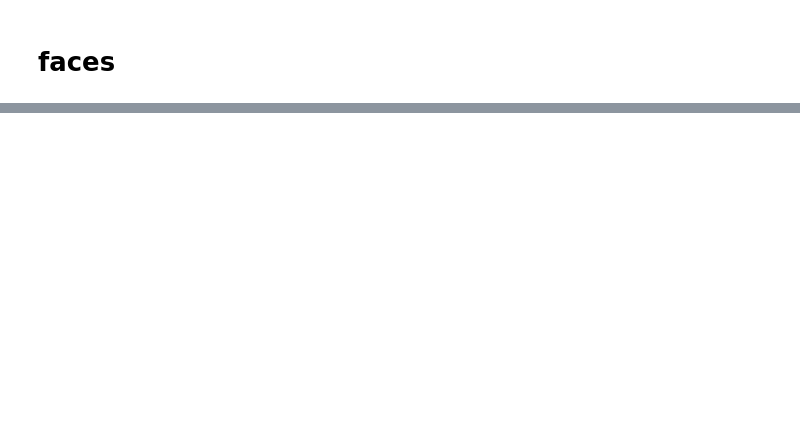
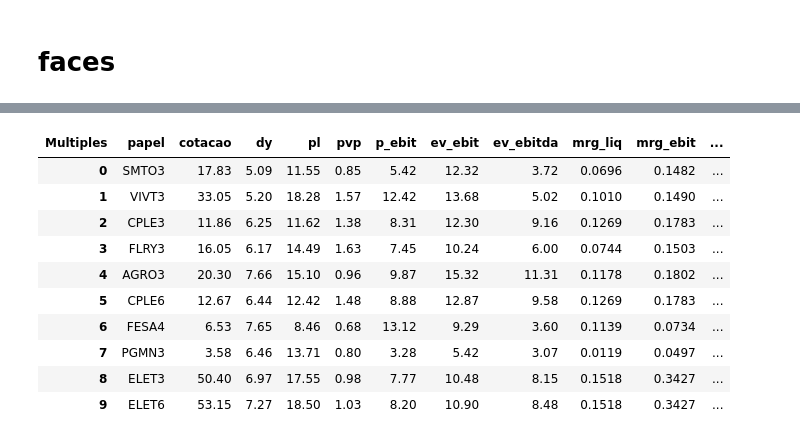
Before and after one commit to hernandemonteiro/data_science_study, a Jupyter notebook: Curiosidade_e_DeepLearnBook.ipynb, the cells around one changed output, grey strips where cells are left out. Drawn from its saved outputs; the diff is of its cells as text; code cells hidden in the pictures; blank space fills up the shorter version.

```diff
--- a/Curiosidade_e_DeepLearnBook.ipynb
+++ b/Curiosidade_e_DeepLearnBook.ipynb
@@ -377,28 +370,31 @@ base_transform = transforms.Compose([
     transforms.Normalize((0.1307,), (0.3081,)),    # média e desvio padrão típicos do MNIST
 ])
 
-
-# 1. Pré-processamento dos dados
-transform = transforms.Compose([
-    transforms.ToTensor(),
-    transforms.Normalize((0.1307,), (0.3081,))
-])
-
 dataset = datasets.MNIST(root='./data', train=False, download=True, transform=transform)
 rand_rot_transform = transforms.Compose([
     transforms.RandomRotation(
-        degrees=15,                         # -15 a +15
+        degrees=15,
         interpolation=InterpolationMode.BILINEAR,
         fill=0
     ),
     base_transform,
 ])
 
-train_orig = datasets.MNIST(root='./data', train=True, download=True, transform=transform)
+rand_rot_transform2 = transforms.Compose([
+    transforms.RandomRotation(
+        degrees=25,
+        interpolation=InterpolationMode.BILINEAR,
+        fill=0
+    ),
+    base_transform,
+])
+
+train_orig = datasets.MNIST(root='./data', train=True, download=True, transform=base_transform)
 train_randrot = datasets.MNIST(root='./data', train=True, download=True, transform=rand_rot_transform)
-train_dataset = ConcatDataset([train_orig, train_randrot])
+train_randrot2 = datasets.MNIST(root='./data', train=True, download=True, transform=rand_rot_transform2)
+train_dataset = ConcatDataset([train_orig, train_randrot, train_randrot2])
 
-test_dataset = datasets.MNIST(root='./data', train=False, download=True, transform=transform)
+test_dataset = datasets.MNIST(root='./data', train=False, download=True, transform=base_transform)
 
-train_loader = DataLoader(train_dataset, batch_size=128, shuffle=True)
+train_loader = DataLoader(train_dataset, batch_size=32, shuffle=True)
 test_loader = DataLoader(test_dataset, batch_size=1000, shuffle=False)
@@ -432,20 +428,14 @@ model = MLP().to(device)
 criterion = nn.CrossEntropyLoss()
 optimizer = optim.AdamW(model.parameters(), lr=0.0005)
 
-epochs = 30
-early_stop = False
+epochs = 10
 for epoch in range(epochs):
-    if early_stop:
-      break
     model.train()
     for batch_idx, (data, target) in enumerate(train_loader):
         data, target = data.to(device), target.to(device)
         optimizer.zero_grad()
         output = model(data)
         loss = criterion(output, target)
-        if round(loss.item(), 4) == 0.0001:
-          early_stop = True
-          break
         loss.backward()
         optimizer.step()
     print(f"Epoch {epoch+1} concluída. ", loss.item())
@@ -513,0 +500,6 @@ plt.show()
+# %%
+import pandas as pd
+import fundamentus
+
+df = fundamentus.get_resultado_raw()
+df = df.reset_index()
@@ -513,0 +930,16 @@ plt.show()
+# %%
+top10["dy"] = [ round(i * 100, 2) for i in top10["dy"]]
+# %%
+top10
+# %% [output]
+| Multiples | papel | cotacao | dy | pl | pvp | p_ebit | ev_ebit | ev_ebitda | mrg_liq | mrg_ebit | ... |
+| 0 | SMTO3 | 17.83 | 5.09 | 11.55 | 0.85 | 5.42 | 12.32 | 3.72 | 0.0696 | 0.1482 | ... |
+| 1 | VIVT3 | 33.05 | 5.20 | 18.28 | 1.57 | 12.42 | 13.68 | 5.02 | 0.1010 | 0.1490 | ... |
+| 2 | CPLE3 | 11.86 | 6.25 | 11.62 | 1.38 | 8.31 | 12.30 | 9.16 | 0.1269 | 0.1783 | ... |
+| 3 | FLRY3 | 16.05 | 6.17 | 14.49 | 1.63 | 7.45 | 10.24 | 6.00 | 0.0744 | 0.1503 | ... |
+| 4 | AGRO3 | 20.30 | 7.66 | 15.10 | 0.96 | 9.87 | 15.32 | 11.31 | 0.1178 | 0.1802 | ... |
+| 5 | CPLE6 | 12.67 | 6.44 | 12.42 | 1.48 | 8.88 | 12.87 | 9.58 | 0.1269 | 0.1783 | ... |
+| 6 | FESA4 | 6.53 | 7.65 | 8.46 | 0.68 | 13.12 | 9.29 | 3.60 | 0.1139 | 0.0734 | ... |
+| 7 | PGMN3 | 3.58 | 6.46 | 13.71 | 0.80 | 3.28 | 5.42 | 3.07 | 0.0119 | 0.0497 | ... |
+| 8 | ELET3 | 50.40 | 6.97 | 17.55 | 0.98 | 7.77 | 10.48 | 8.15 | 0.1518 | 0.3427 | ... |
+| 9 | ELET6 | 53.15 | 7.27 | 18.50 | 1.03 | 8.20 | 10.90 | 8.48 | 0.1518 | 0.3427 | ... |
```
Also changed, not shown: parts of 14 cells of this notebook.
